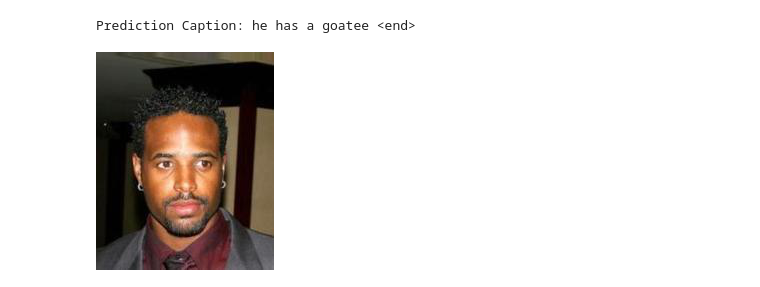
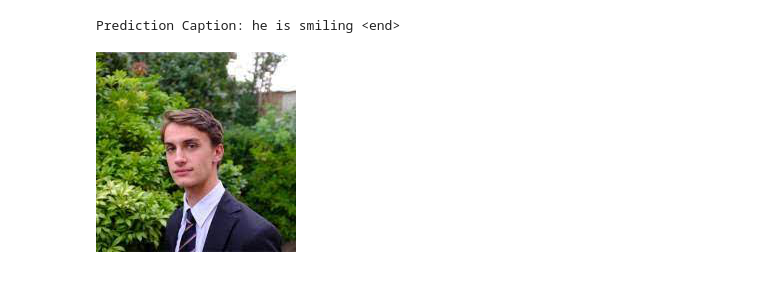
Before and after one commit to Idewan/AgentSpeaksHuman, a Jupyter notebook: models/Captioning.ipynb, the cells around one changed output. Drawn from its saved outputs; the diff is of its cells as text; code cells hidden in the pictures.

```diff
--- a/models/Captioning.ipynb
+++ b/models/Captioning.ipynb
@@ -138,7 +142,7 @@ tokenizer.word_index['<pad>'] = 0
 tokenizer.index_word[0] = '<pad>'
 # %%
 # Create the tokenized vectors
-train_seqs = tokenizer.texts_to_sequences(train_captions)
+train_seqs = tokenizer.texts_to_sequences(edited_captions)
 # %%
 cap_vector = tf.keras.preprocessing.sequence.pad_sequences(train_seqs, padding='post')
 # %%
@@ -176,16 +180,12 @@ len(img_name_train), len(cap_train), len(img_name_val), len(cap_val)
 # %%
-# Feel free to change these parameters according to your system's configuration
-
-BATCH_SIZE = 64
+BATCH_SIZE = 32
 BUFFER_SIZE = 1000
 embedding_dim = 512
 units = 512
 vocab_size = top_v + 1
 num_steps = len(img_name_train) // BATCH_SIZE
-# Shape of the vector extracted from InceptionV3 is (64, 2048)
-# These two variables represent that vector shape
 features_shape = 2048
-attention_features_shape = 64
+attention_features_shape = 100
 # %%
 # Load the numpy files
 def map_func(img_name, cap):
@@ -287,12 +279,11 @@ print(tokenizer.word_index)
 # %%
-EPOCHS = 20
+EPOCHS = 15
 
 for epoch in range(0, EPOCHS):
     start = time.time()
     total_loss = 0
 
     for (batch, (img_tensor, target)) in enumerate(dataset):
-        features = encoder(img_tensor)
 
         batch_loss, t_loss = train_step(img_tensor, target)
         total_loss += t_loss
@@ -353,7 +488,7 @@ def evaluate(image):
     for i in range(max_length):
         predictions, hidden, attention_weights = decoder(dec_input, features, hidden)
 
-#         attention_plot[i] = tf.reshape(attention_weights, (-1, )).numpy()
+        attention_plot[i] = tf.reshape(attention_weights, (-1, )).numpy()
         predicted_id = tf.random.categorical(predictions, 1)[0][0].numpy()
         result.append(tokenizer.index_word[predicted_id])
 
@@ -437,9 +579,9 @@ Prediction Caption: she is wearing lipstick <end>
 # %%
-result, attention_plot = evaluate(f"../dataset/prep_data/{train_image_name[12]}")
+result, attention_plot = evaluate(f"../dataset/custom/dewerpe.jpg")
 print ('Prediction Caption:', ' '.join(result))
 # plot_attention(image_path, result, attention_plot)
 # opening the image
-Image.open(f"../dataset/prep_data/{train_image_name[12]}")
+Image.open(f"../dataset/custom/dewerpe.jpg")
 # %% [output]
-Prediction Caption: he has a goatee <end>
+Prediction Caption: he is smiling <end>
-[figure, old version]
+[figure, new version]
```
Also changed, not shown: parts of 39 cells of this notebook, 24 other files.
